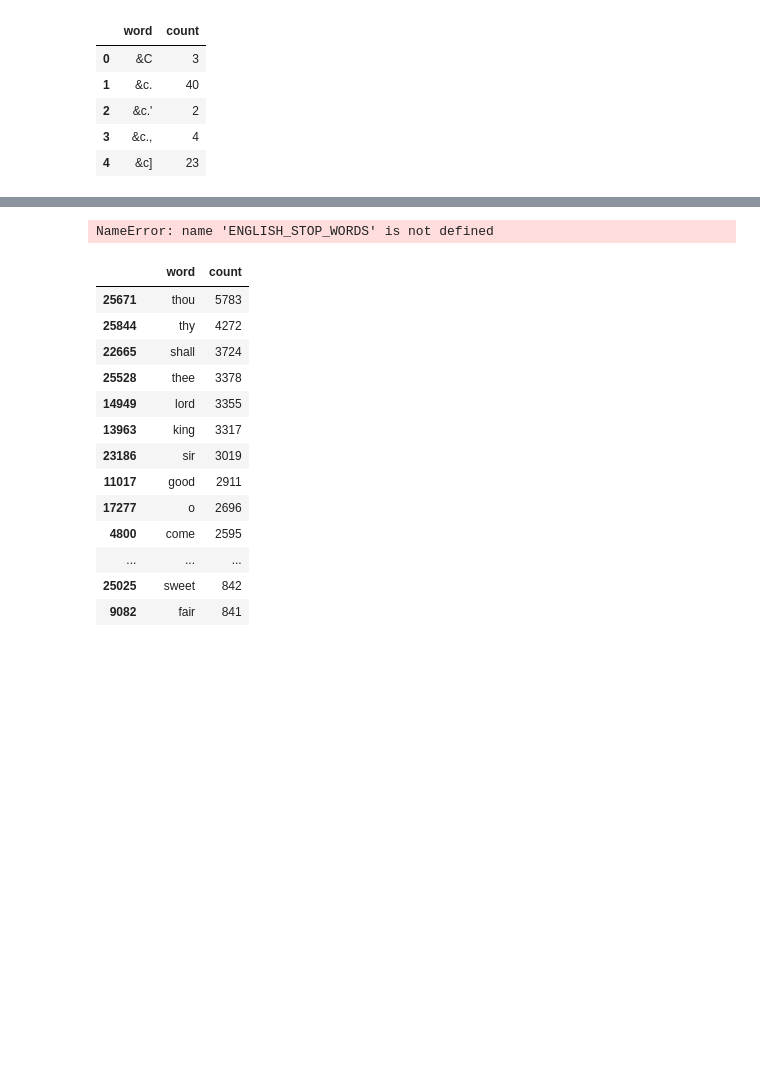
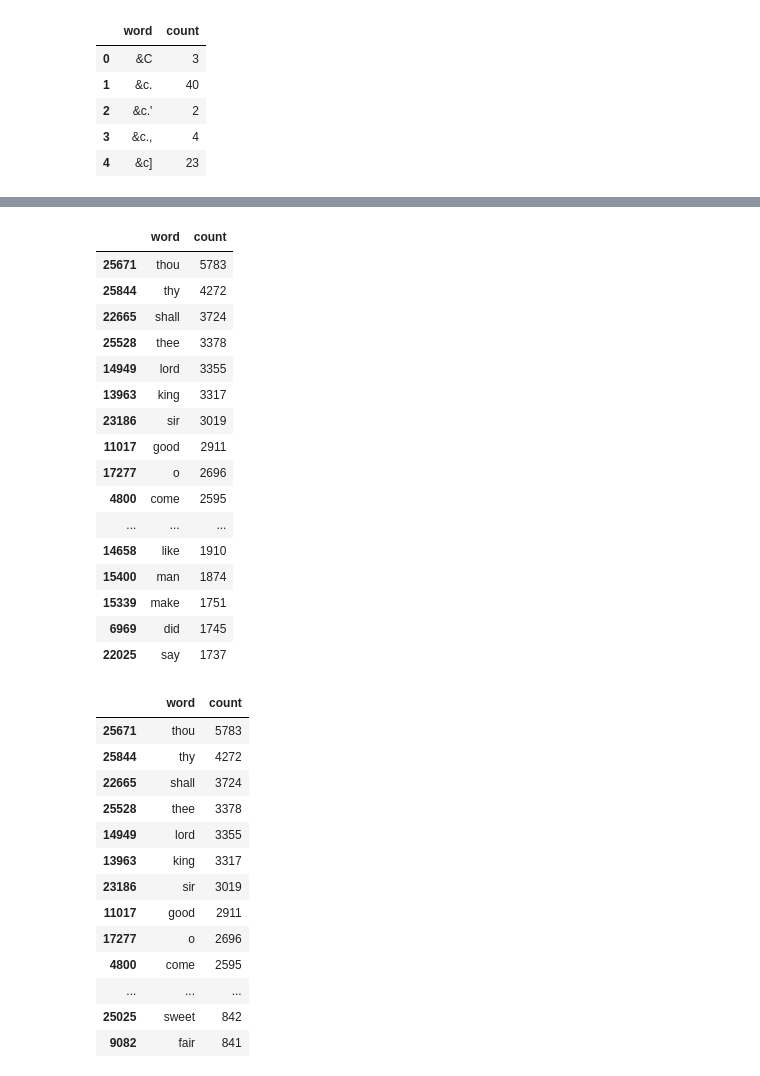
Before and after one commit to tcbailey30/imse785, a Jupyter notebook: projects/project1/code/shakespeare_data_wrangling.ipynb, the cells around one changed output, grey strips where cells are left out. Cells and saved outputs as stored; diff of their text form; code cells hidden in the pictures; blank space fills up the shorter version.

```diff
--- a/projects/project1/code/shakespeare_data_wrangling.ipynb
+++ b/projects/project1/code/shakespeare_data_wrangling.ipynb
@@ -111,28 +123,33 @@ False
 # %%
 # Remove stop words
-# Remove stop words
-stop_words = set(stopwords.words("english"))
-
-shakespeare_df = shakespeare_df[~shakespeare_df["word"].str.lower().isin(stop_words)]
-
-shakespeare_df_clean = (
-  shakespeare_df.groupby("word", as_index=False)["count"]
-    .sum()
-    .sort_values("count", ascending=False)
-)
-
-shakespeare_df_clean.head(20)
+stop_words = set(ENGLISH_STOP_WORDS)
 shakespeare_df = shakespeare_df[~shakespeare_df["word"].str.lower().isin(stop_words)]
 
 shakespeare_df_clean = (
     shakespeare_df.groupby("word", as_index=False)["count"]
       .sum()
       .sort_values("count", ascending=False)
 )
 
 shakespeare_df_clean.head(20)
 # %% [output]
-NameError: name 'ENGLISH_STOP_WORDS' is not defined
+|  | word | count |
+| 25671 | thou | 5783 |
+| 25844 | thy | 4272 |
+| 22665 | shall | 3724 |
+| 25528 | thee | 3378 |
+| 14949 | lord | 3355 |
+| 13963 | king | 3317 |
+| 23186 | sir | 3019 |
+| 11017 | good | 2911 |
+| 17277 | o | 2696 |
+| 4800 | come | 2595 |
+| ... | ... | ... |
+| 14658 | like | 1910 |
+| 15400 | man | 1874 |
+| 15339 | make | 1751 |
+| 6969 | did | 1745 |
+| 22025 | say | 1737 |
 # %%
 # Looking for Top 10 Nouns manually
 shakespeare_df_clean.head(50)
```
Also changed, not shown: parts of 8 cells of this notebook.
